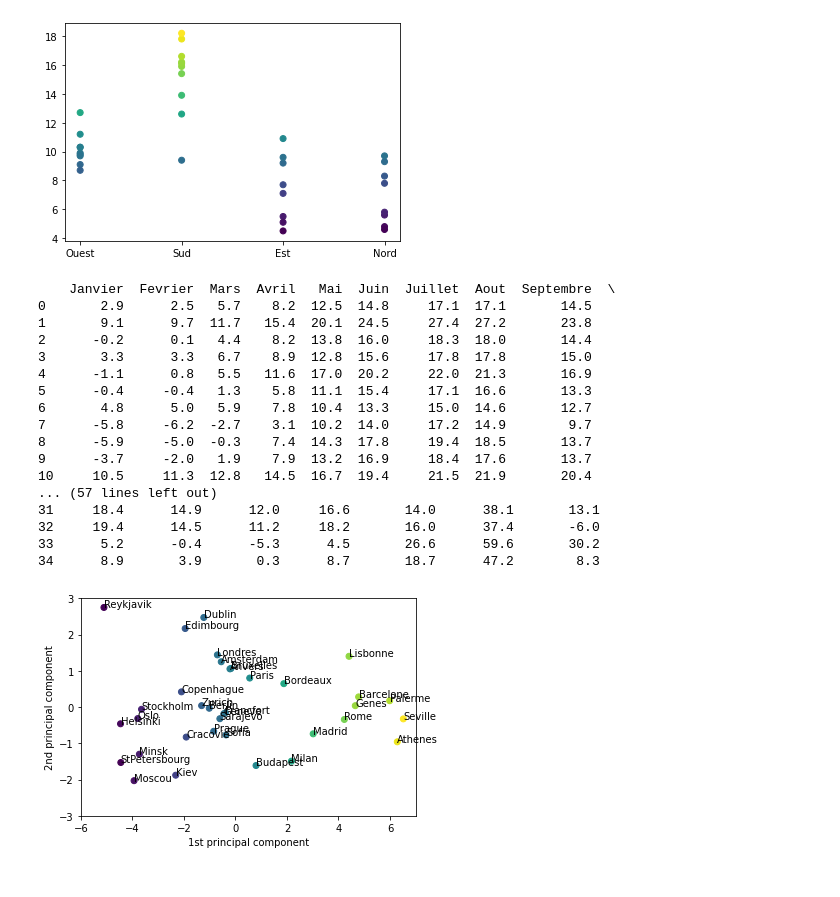
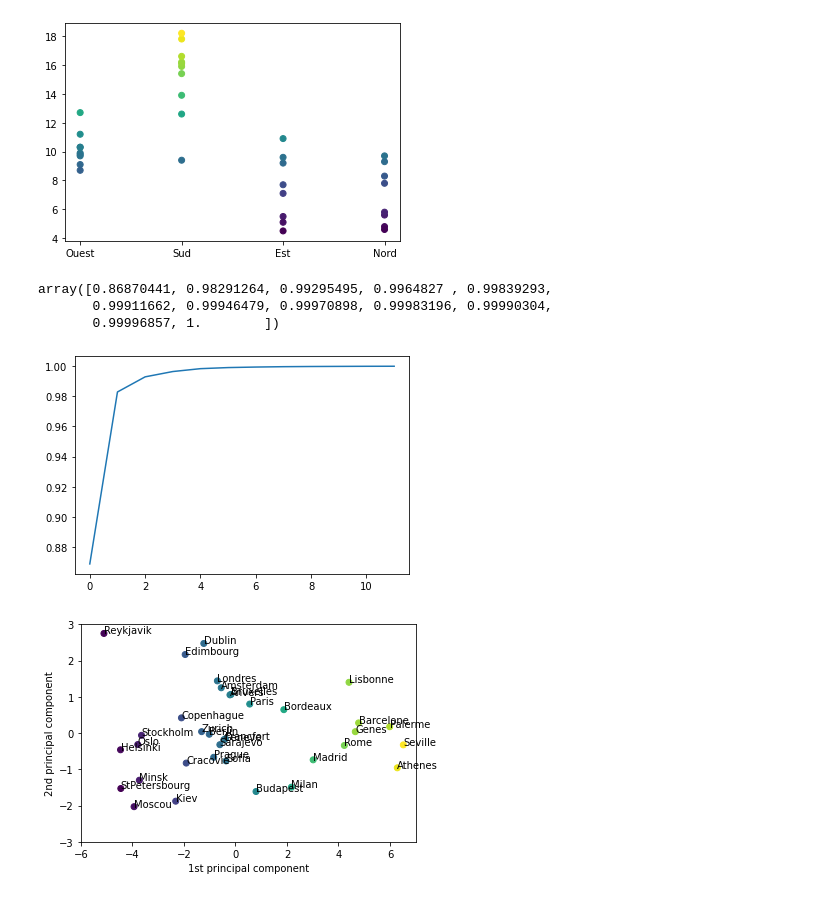
Before and after one commit to Esbrouffes/MLChall1, a Jupyter notebook: vanessa.ipynb, the cells around one changed output. Drawn from its saved outputs; the diff is of its cells as text; code cells hidden in the pictures.

```diff
--- a/vanessa.ipynb
+++ b/vanessa.ipynb
@@ -92,22 +78,20 @@ plt.scatter(temperature['Region'],temperature['Moyenne'],c=temperature['Moyenne'
 [figure]
 # %%
 new_temperature = temperature.drop(temperature.columns[[0,17]], axis='columns') #on enleve la colonne des villes
-print(new_temperature)
+#print(new_temperature)
-# %% [output]
-    Janvier  Fevrier  Mars  Avril   Mai  Juin  Juillet  Aout  Septembre  \
-0       2.9      2.5   5.7    8.2  12.5  14.8     17.1  17.1       14.5
-1       9.1      9.7  11.7   15.4  20.1  24.5     27.4  27.2       23.8
-2      -0.2      0.1   4.4    8.2  13.8  16.0     18.3  18.0       14.4
-3       3.3      3.3   6.7    8.9  12.8  15.6     17.8  17.8       15.0
-4      -1.1      0.8   5.5   11.6  17.0  20.2     22.0  21.3       16.9
-5      -0.4     -0.4   1.3    5.8  11.1  15.4     17.1  16.6       13.3
-6       4.8      5.0   5.9    7.8  10.4  13.3     15.0  14.6       12.7
-7      -5.8     -6.2  -2.7    3.1  10.2  14.0     17.2  14.9        9.7
-8      -5.9     -5.0  -0.3    7.4  14.3  17.8     19.4  18.5       13.7
-9      -3.7     -2.0   1.9    7.9  13.2  16.9     18.4  17.6       13.7
-10     10.5     11.3  12.8   14.5  16.7  19.4     21.5  21.9       20.4
-... (57 lines left out)
-31     18.4      14.9      12.0     16.6       14.0      38.1       13.1
-32     19.4      14.5      11.2     18.2       16.0      37.4       -6.0
-33      5.2      -0.4      -5.3      4.5       26.6      59.6       30.2
-34      8.9       3.9       0.3      8.7       18.7      47.2        8.3
+# %%
+from sklearn.preprocessing import StandardScaler
+tempCPA = new_temperature.values
+std_scale = StandardScaler().fit(tempCPA)
+tempCPA_scaled = std_scale.transform(tempCPA)
+#print(tempCPA_scaled)
+
+from sklearn.decomposition import PCA
+pca = PCA().fit(tempCPA_scaled[:,:12])
+plt.plot(np.cumsum(pca.explained_variance_ratio_))
+pca.explained_variance_ratio_.cumsum()
+# %% [output]
+array([0.86870441, 0.98291264, 0.99295495, 0.9964827 , 0.99839293,
+       0.99911662, 0.99946479, 0.99970898, 0.99983196, 0.99990304,
+       0.99996857, 1.        ])
+[figure, added]
```
Also changed, not shown: parts of 8 cells of this notebook.
